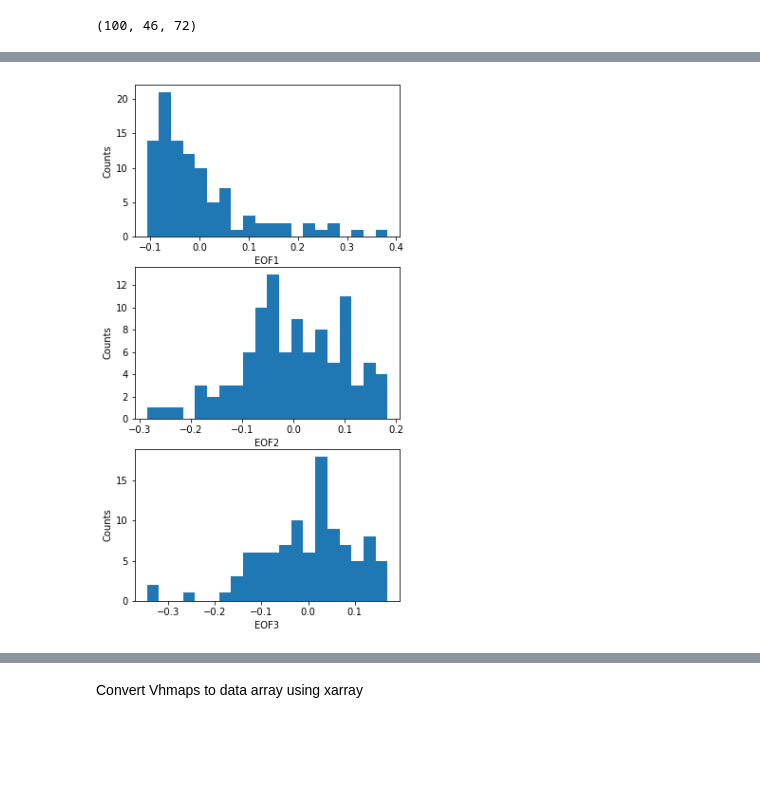
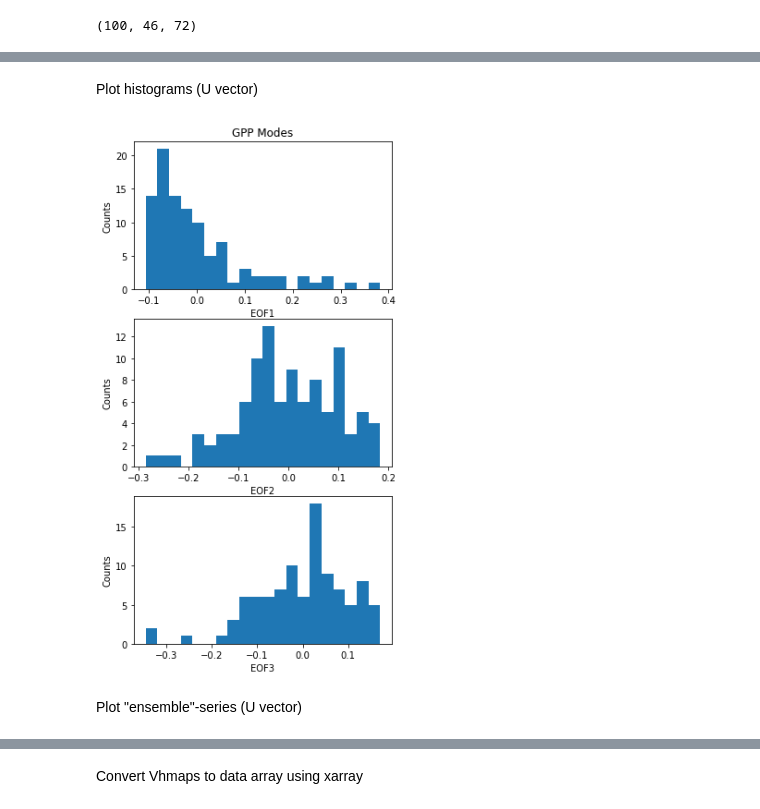
Before and after one commit to katiedagon/CLM5_ParameterUncertainty, a Jupyter notebook: SVD.ipynb, the cells around one changed output, grey strips where cells are left out. Cells and saved outputs as stored; diff of their text form; code cells hidden in the pictures; blank space fills up the shorter version.

```diff
--- a/SVD.ipynb
+++ b/SVD.ipynb
@@ -129,12 +79,17 @@ nmodes = 3
+# %% [markdown]
+Plot histograms (U vector)
 # %%
 fig, axs = plt.subplots(nmodes, 1, figsize=(5,10))
 axs = axs.ravel()
 for j in range(nmodes):
     axs[j].hist(U[:,j], bins=20)
     axs[j].set_xlabel("EOF"+str(j+1))
     axs[j].set_ylabel("Counts");
+axs[0].set_title(var[0]+" Modes");
 # %% [output]
-[figure, old version]
+[figure, new version]
+# %% [markdown]
+Plot "ensemble"-series (U vector)
 # %%
 fig, axs = plt.subplots(nmodes, 1, figsize=(8,10), sharex=True)
 axs = axs.ravel()
```
Also changed, not shown: parts of 100 cells of this notebook, 15 other files.
